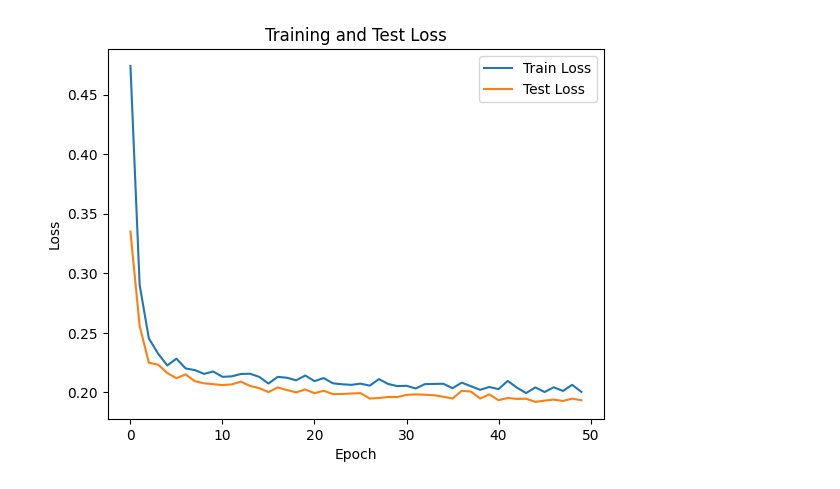
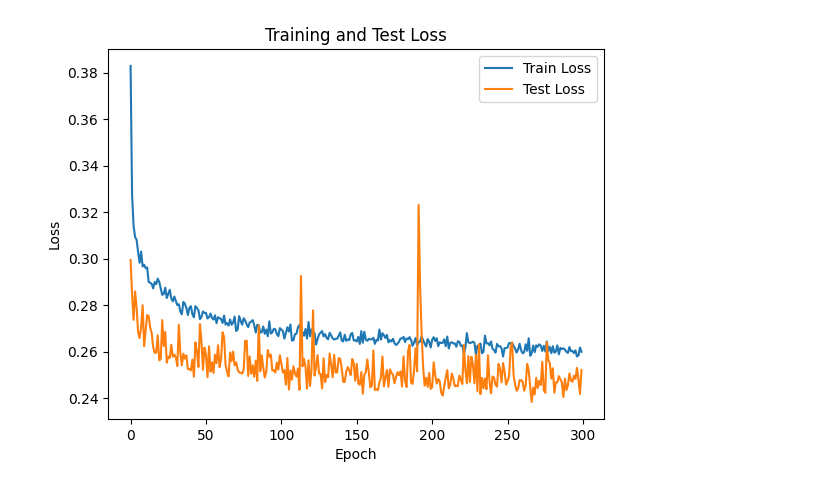
Before and after one commit to intsystems/2025-Project-176, a Jupyter notebook: code/analize_results.ipynb, the cells around one changed output. Drawn from its saved outputs; the diff is of its cells as text; code cells hidden in the pictures.

```diff
--- a/code/analize_results.ipynb
+++ b/code/analize_results.ipynb
@@ -37,8 +39,9 @@ from sklearn.preprocessing import StandardScaler
 
 device = 'cuda' if torch.cuda.is_available() else 'cpu'
 # %%
-data = pd.read_csv("results.csv")
+train_data = pd.read_csv("train_data.csv")
+test_data = pd.read_csv("test_data.csv")
 
-print(data.head(5))
-print(len(data))
+print(train_data.head(5))
+print(len(train_data))
 # %% [output]
@@ -99,12 +65,10 @@ test_dfs = []
-# %%
-for model in models:
-    model_data = data[data['model'] == model]
-    train, test = train_test_split(model_data, test_size=0.2, random_state=42)
-    train_dfs.append(train)
-    test_dfs.append(test)
-
-train_data = pd.concat(train_dfs)
-test_data = pd.concat(test_dfs)
+# %%
+models = train_data['model'].unique()
+train_dfs = []
+test_dfs = []
+
+train_data['label'] = train_data['model'].apply(lambda x: 0 if x == 'human' else 1)
+test_data['label'] = test_data['model'].apply(lambda x: 0 if x == 'human' else 1)
 # %%
 features = ['mean_entropy', 'perplexity', 'mc_entropy', 'mahalanobis']
 X_train = train_data[features].values
@@ -152,7 +116,7 @@ model = AdvancedBinaryClassifier(len(features))
 criterion = nn.BCELoss()
 optimizer = optim.Adam(model.parameters(), lr=0.001)
 
-epochs = 50
+epochs = 300
 train_losses = []
 test_losses = []
 # %%
@@ -199,30 +170,32 @@ Epoch 50/50 - Train Loss: 0.2004, Test Loss: 0.1933
 # %%
 plt.plot(train_losses, label='Train Loss')
 plt.plot(test_losses, label='Test Loss')
 plt.xlabel('Epoch')
 plt.ylabel('Loss')
 plt.legend()
 plt.title('Training and Test Loss')
 plt.show()
 
 model.eval()
 y_pred = []
 y_true = []
 with torch.no_grad():
     for inputs, labels in test_loader:
         outputs = model(inputs)
         predicted = (outputs.squeeze() > 0.5).float()
         y_pred.extend(predicted.numpy())
         y_true.extend(labels.numpy())
 
 accuracy = accuracy_score(y_true, y_pred)
 precision = precision_score(y_true, y_pred)
 recall = recall_score(y_true, y_pred)
+auc = roc_auc_score(y_true, y_pred)
 
 classifier_metrics = {}
 classifier_metrics["Accuracy"] = accuracy
 classifier_metrics["Precision"] = precision
 classifier_metrics["Recall"] = recall
+classifier_metrics["ROC-AUC"] = auc
 classifier_metrics["Train Time"] = total_time
 # %% [output]
-[figure, old version]
+[figure, new version]
```
Also changed, not shown: parts of 10 cells of this notebook, 8 other files.
